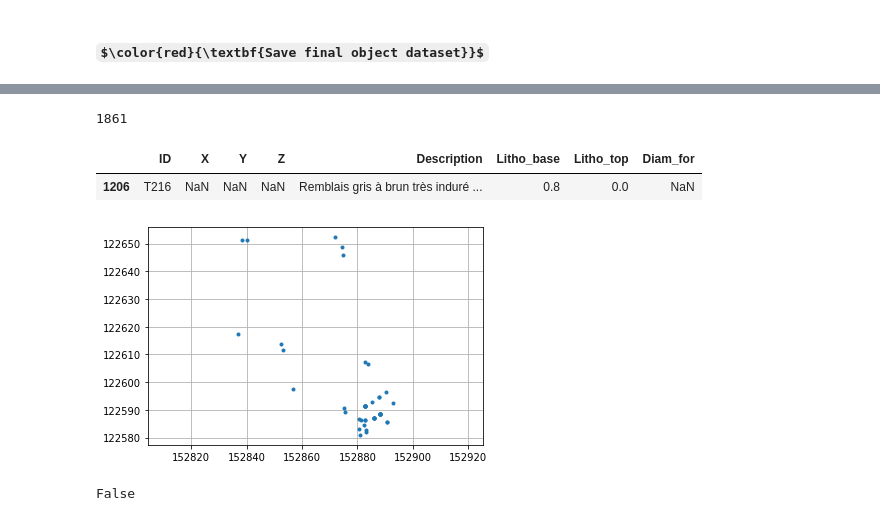
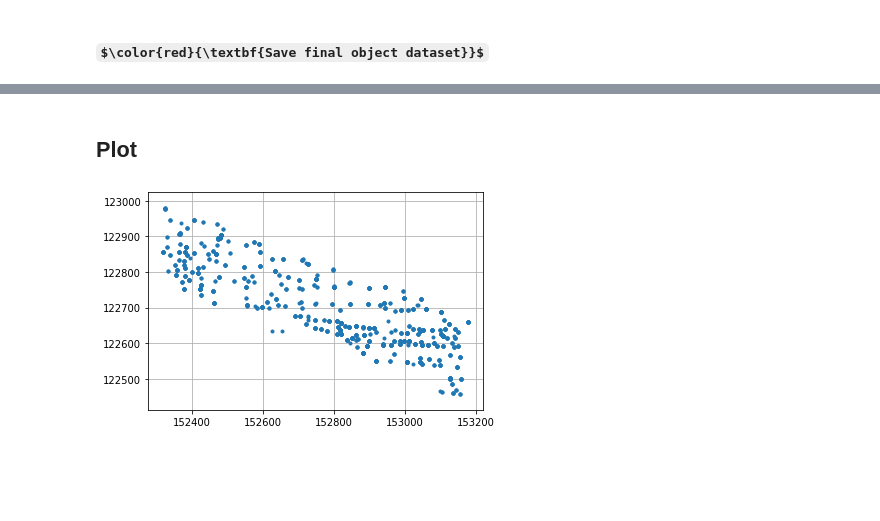
Before and after one commit to kaufmanno/GSDMA, a Jupyter notebook: playground/TFE_test/Gather_litho.ipynb, the cells around one changed output, grey strips where cells are left out. Saved outputs shown, nothing was run; the diff lists cells and outputs as text; code cells hidden in the pictures; some formulas as TeX source; blank space fills up the shorter version.

```diff
--- a/playground/TFE_test/Gather_litho.ipynb
+++ b/playground/TFE_test/Gather_litho.ipynb
@@ -285,2 +306,0 @@ data_validation(overall_data=mdf, conflict_data=conflict_df, index_col='index',
-# %%
-dataset, conflict_df=gdf_merger(dataset, mdf, how=how[1], on='ID', dist_max=1)
@@ -289,5 +306,0 @@ Conflict values present. Please resolve this manually !
-# %%
-if 'level_0' in dataset.columns:
-    if 'index' in dataset.columns:
-        dataset.drop(columns='index', inplace=True)
-    dataset.rename(columns={'level_0':'index'}, inplace=True)
@@ -329,5 +316,2 @@ interactive(children=(IntSlider(value=3, description='rows', max=235, min=3, rea
 # %% [markdown]
 ####  $\color{red}{\textbf{Save final object dataset}}$
-# %%
-if 'index' in dataset.columns:
-    dataset.drop(columns='index', inplace=True)
@@ -343,5 +329,0 @@ bh = dataset
-# %%
-key='Litho'
-save_file = f'Merged_Litho.csv'
-dataset = pd.DataFrame() # for saving object info after last merging
-print(len(files_dict[key]), 'files')
@@ -425,19 +330,8 @@ mdf[['ID', 'X', 'Y','Z', 'Description', 'Litho_top', 'Litho_base']].tail()
-# %%
-len(intervals)+len(bh)
-# %% [output]
-1861
-# %%
-mdf.query('ID=="T216"')
-# %% [output]
-|  | ID | X | Y | Z | Description | Litho_base | Litho_top | Diam_for |
-| 1206 | T216 | NaN | NaN | NaN | Remblais gris à brun très induré ... | 0.8 | 0.0 | NaN |
+# %% [markdown]
+## Plot
 # %%
-plt.plot(mdf['X'],mdf['Y'], '.')
+plt.plot(dataset['X'],dataset['Y'], '.')
 plt.axis('equal')
 plt.grid('on')
 # %% [output]
-[figure, old version]
+[figure, new version]
-# %%
-intervals.groupby('ID').count()['Type']>5
-# %% [output]
-False
```
Also changed, not shown: parts of 86 cells of this notebook, 2 other files.
